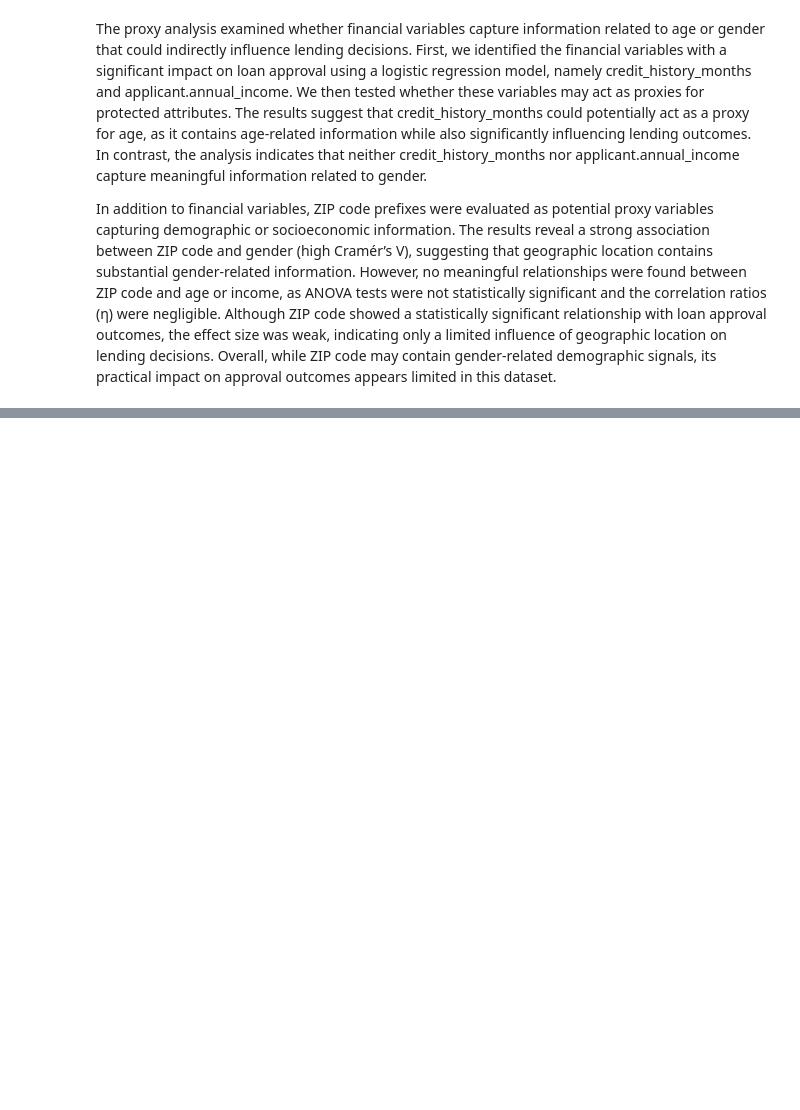
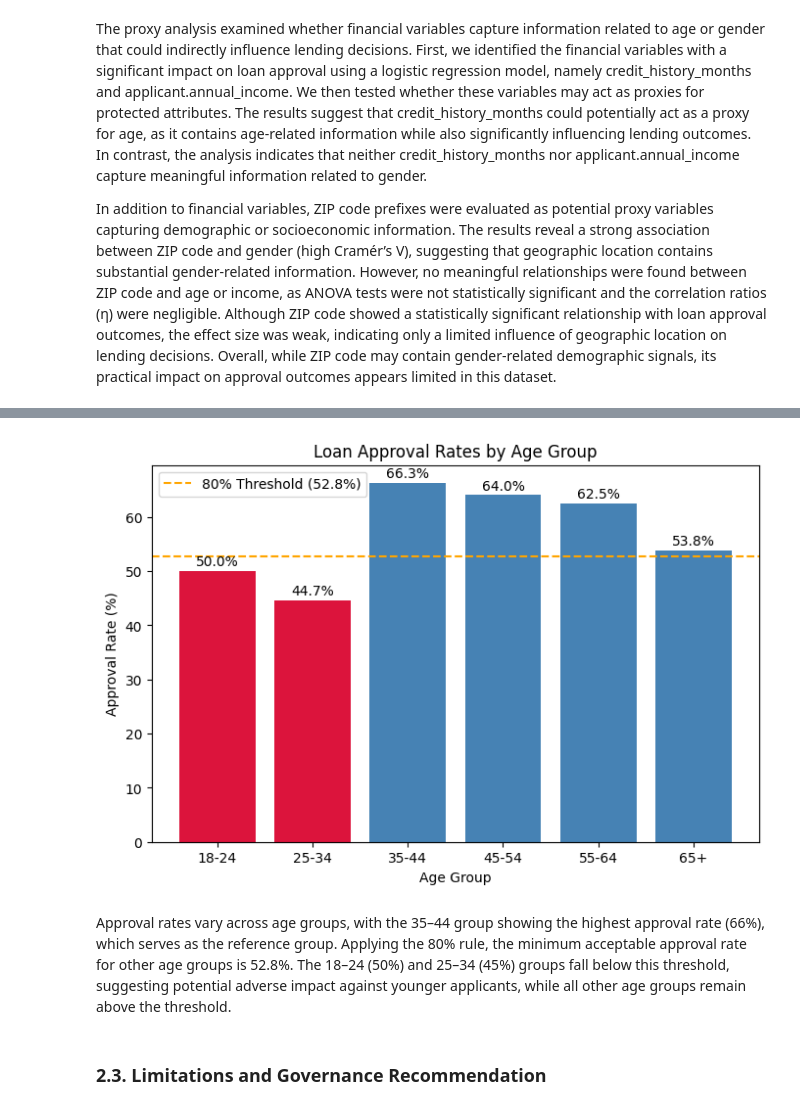
Before and after one commit to lauraaandrada/dego-project-team2, a Jupyter notebook: notebooks/02-bias-analysis.ipynb, the cells around one changed output, grey strips where cells are left out. Cells and saved outputs as stored; diff of their text form; code cells hidden in the pictures; blank space fills up the shorter version.

```diff
--- a/notebooks/02-bias-analysis.ipynb
+++ b/notebooks/02-bias-analysis.ipynb
@@ -773,0 +924,4 @@ In addition to financial variables, ZIP code prefixes were evaluated as potentia
+# %%
+age_rates = df.groupby("age_group")["decision.loan_approved"].mean()
+
+age_rates.round(2)
@@ -773,0 +955,30 @@ In addition to financial variables, ZIP code prefixes were evaluated as potentia
+# %%
+threshold = 0.8 * reference_rate * 100
+plot_rates = age_rates * 100
+
+# color bars based on threshold
+colors = ["crimson" if rate < threshold else "steelblue" for rate in plot_rates]
+
+plt.figure(figsize=(8,5))
+ax = plt.bar(plot_rates.index, plot_rates.values, color=colors)
+
+# labels on bars
+for i, v in enumerate(plot_rates.values):
+    plt.text(i, v + 1, f"{v:.1f}%", ha="center")
+
+# threshold line
+plt.axhline(threshold, linestyle="--", color="orange",
+            label=f"80% Threshold ({threshold:.1f}%)")
+
+plt.ylabel("Approval Rate (%)")
+plt.xlabel("Age Group")
+plt.title("Loan Approval Rates by Age Group")
+plt.legend()
+
+plt.show()
+# %% [output]
+[figure, added]
+# %% [markdown]
+Approval rates vary across age groups, with the 35–44 group showing the highest approval rate (66%), which serves as the reference group. Applying the 80% rule, the minimum acceptable approval rate for other age groups is 52.8%. The 18–24 (50%) and 25–34 (45%) groups fall below this threshold, suggesting potential adverse impact against younger applicants, while all other age groups remain above the threshold.
+# %% [markdown]
+### **2.3. Limitations and Governance Recommendation**
```
Also changed, not shown: parts of 29 cells of this notebook.
